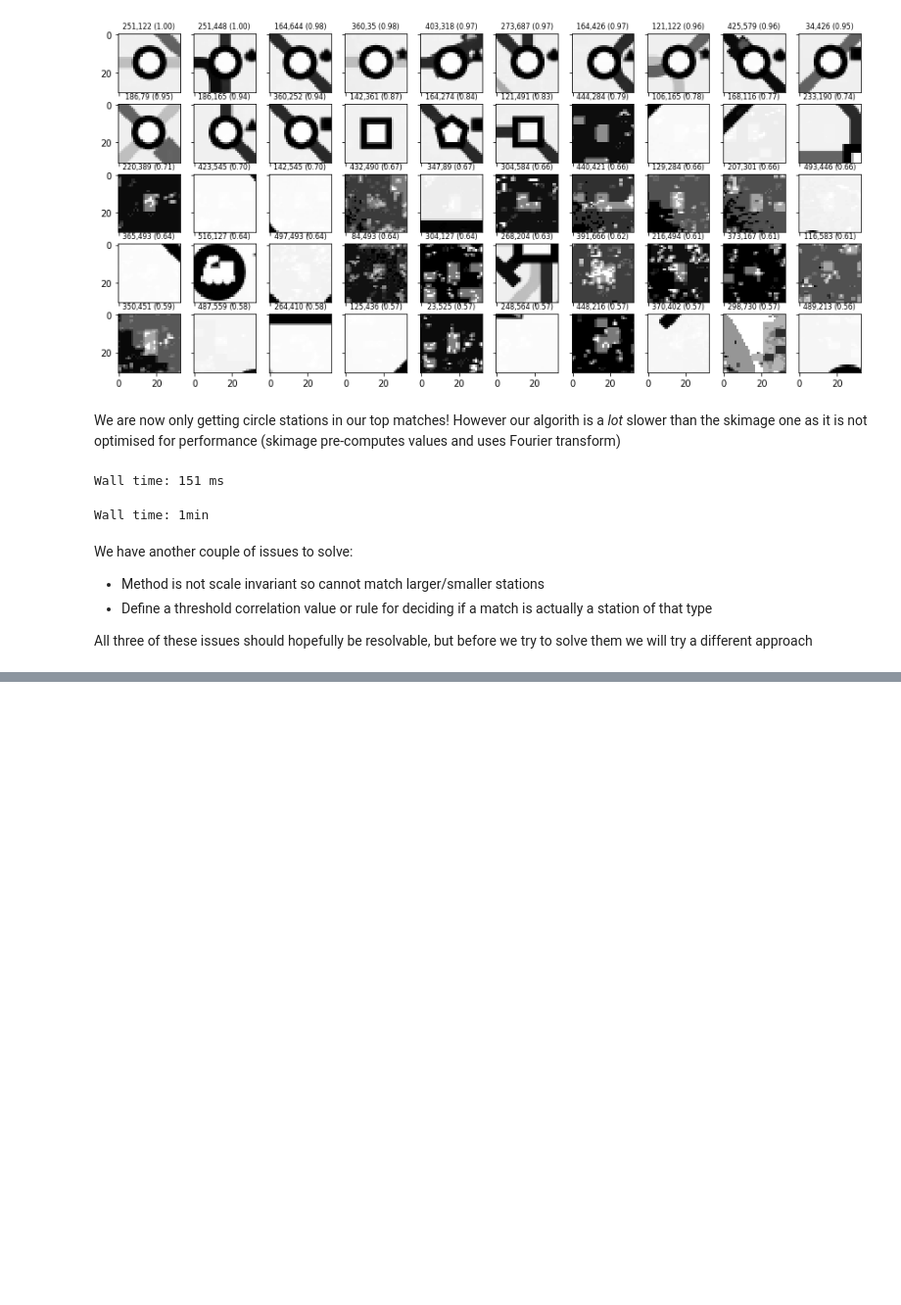
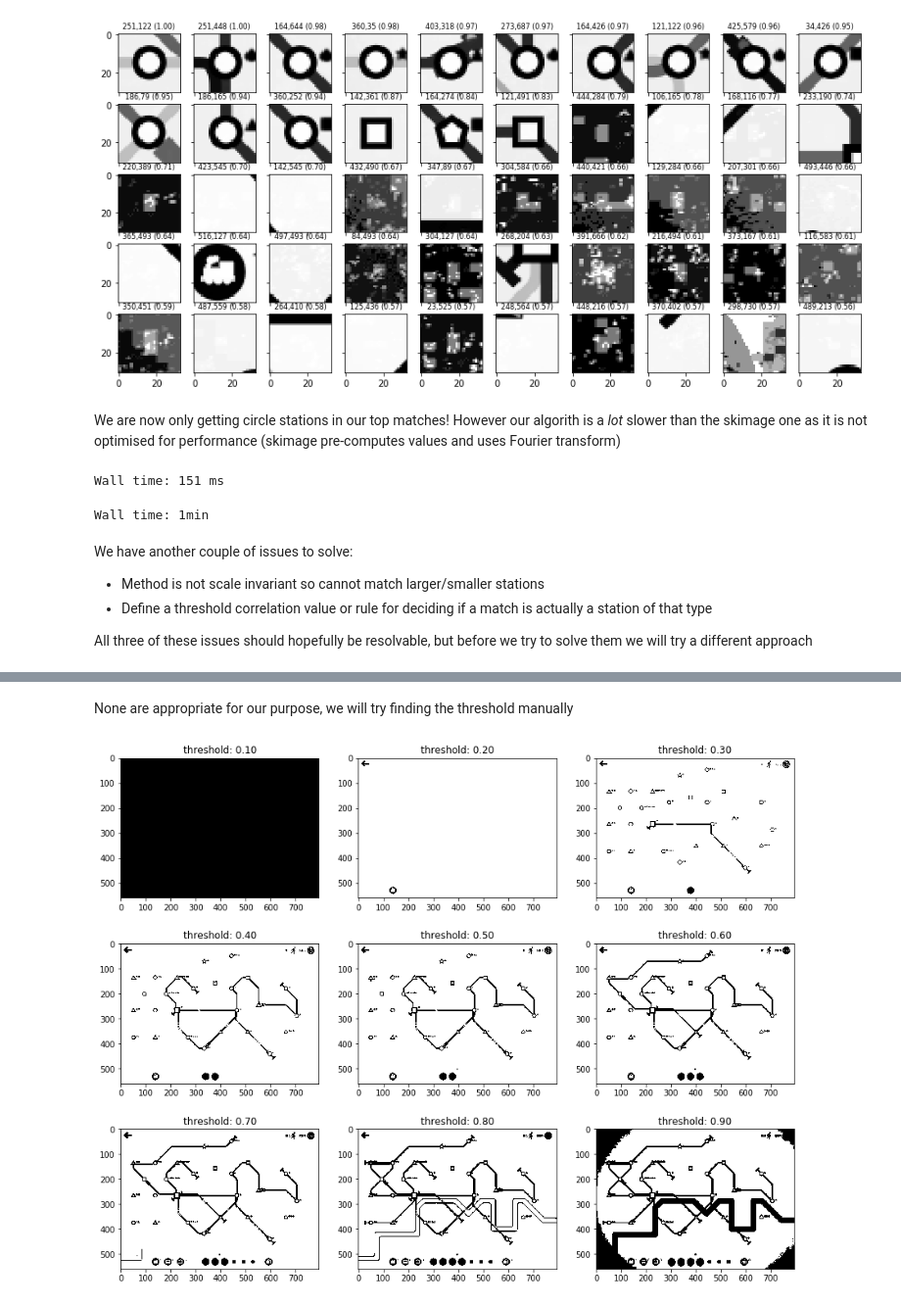
Before and after one commit to david-macleod/mini-metro, a Jupyter notebook: notebooks/02-station-template-matching.ipynb, the cells around one changed output, grey strips where cells are left out. Shown at 98% size. Drawn from its saved outputs; the diff is of its cells as text; code cells hidden in the pictures; blank space fills up the shorter version.

```diff
--- a/notebooks/02-station-template-matching.ipynb
+++ b/notebooks/02-station-template-matching.ipynb
@@ -291,0 +304,10 @@ All three of these issues should hopefully be resolvable, but before we try to s
+# %% [markdown]
+None are appropriate for our purpose, we will try finding the threshold manually
+# %%
+_, axes = plt.subplots(nrows=3, ncols=3, figsize=(15,12))
+
+for ax, threshold in zip(axes.flat, np.arange(0.1, 1, 0.1)):
+    ax.imshow(image_g > threshold, cmap='gray');
+    ax.set_title('threshold: {:.2f}'.format(threshold))
+# %% [output]
+[figure, added]
```
Also changed, not shown: parts of 14 cells of this notebook.
